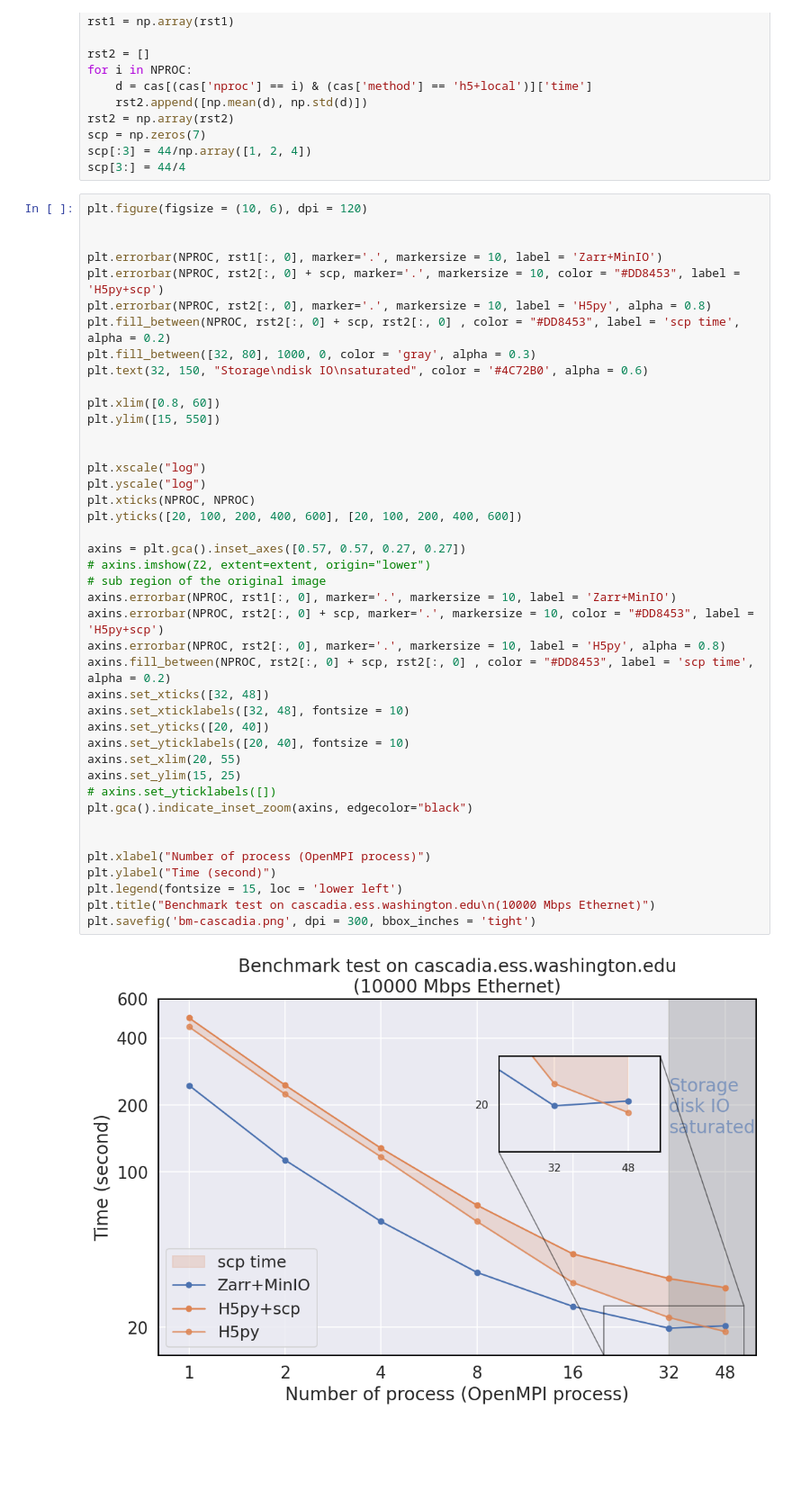
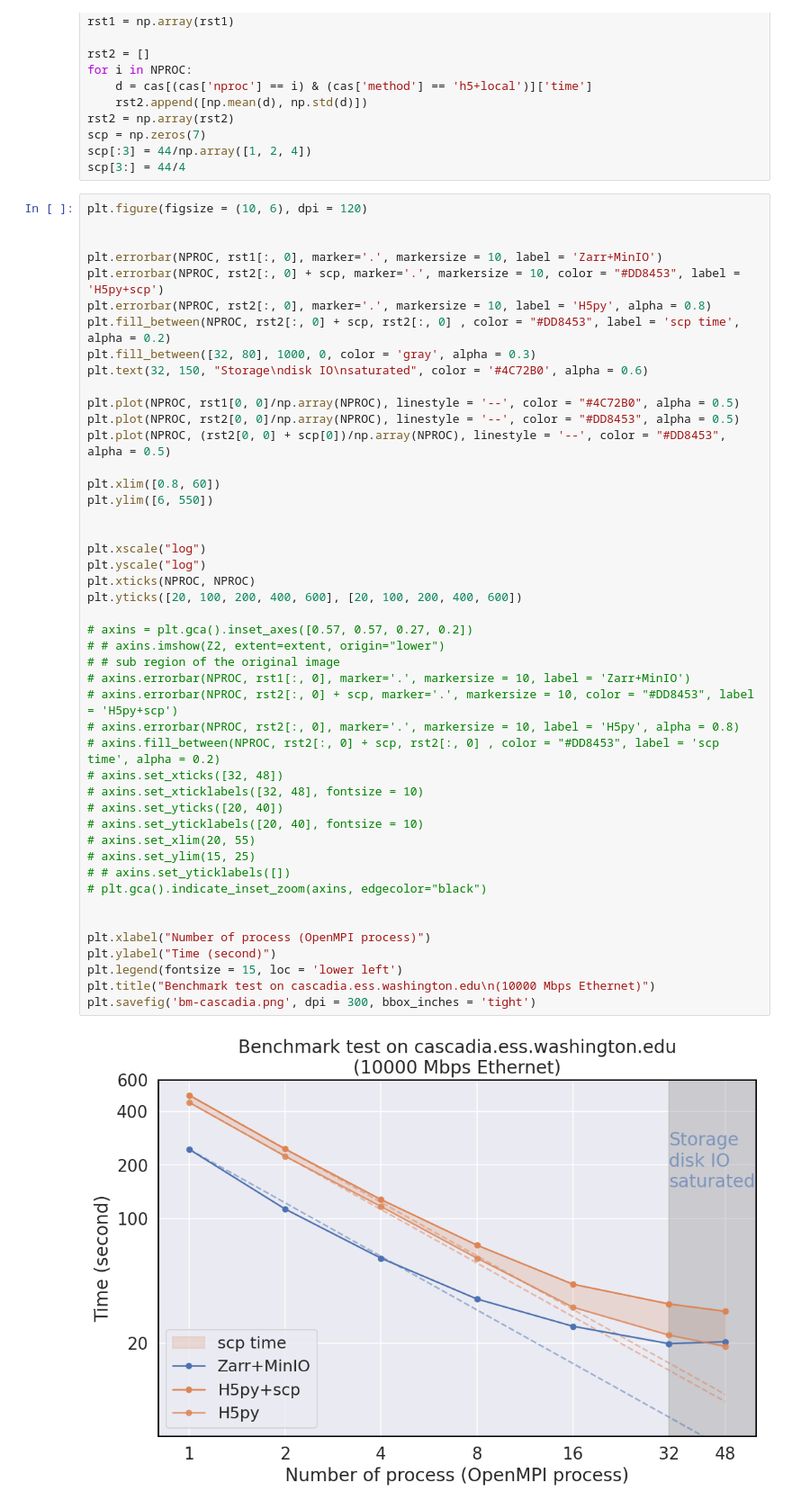
Before and after one commit to niyiyu/DASstore, a Jupyter notebook: notebooks/plot_benchmark.ipynb, the cells around one changed output. Shown at 90% size. Cells and saved outputs as stored; diff of their text form; blank space fills up the shorter version.

```diff
--- a/notebooks/plot_benchmark.ipynb
+++ b/notebooks/plot_benchmark.ipynb
@@ -29,44 +29,48 @@ scp[3:] = 44/4
 # %%
 plt.figure(figsize = (10, 6), dpi = 120)
 
 
 plt.errorbar(NPROC, rst1[:, 0], marker='.', markersize = 10, label = 'Zarr+MinIO')
 plt.errorbar(NPROC, rst2[:, 0] + scp, marker='.', markersize = 10, color = "#DD8453", label = 'H5py+scp')
 plt.errorbar(NPROC, rst2[:, 0], marker='.', markersize = 10, label = 'H5py', alpha = 0.8)
 plt.fill_between(NPROC, rst2[:, 0] + scp, rst2[:, 0] , color = "#DD8453", label = 'scp time', alpha = 0.2)
 plt.fill_between([32, 80], 1000, 0, color = 'gray', alpha = 0.3)
 plt.text(32, 150, "Storage\ndisk IO\nsaturated", color = '#4C72B0', alpha = 0.6)
 
+plt.plot(NPROC, rst1[0, 0]/np.array(NPROC), linestyle = '--', color = "#4C72B0", alpha = 0.5)
+plt.plot(NPROC, rst2[0, 0]/np.array(NPROC), linestyle = '--', color = "#DD8453", alpha = 0.5)
+plt.plot(NPROC, (rst2[0, 0] + scp[0])/np.array(NPROC), linestyle = '--', color = "#DD8453", alpha = 0.5)
+
 plt.xlim([0.8, 60])
-plt.ylim([15, 550])
+plt.ylim([6, 550])
 
 
 plt.xscale("log")
 plt.yscale("log")
 plt.xticks(NPROC, NPROC)
 plt.yticks([20, 100, 200, 400, 600], [20, 100, 200, 400, 600])
 
-axins = plt.gca().inset_axes([0.57, 0.57, 0.27, 0.27])
-# axins.imshow(Z2, extent=extent, origin="lower")
-# sub region of the original image
-axins.errorbar(NPROC, rst1[:, 0], marker='.', markersize = 10, label = 'Zarr+MinIO')
-axins.errorbar(NPROC, rst2[:, 0] + scp, marker='.', markersize = 10, color = "#DD8453", label = 'H5py+scp')
-axins.errorbar(NPROC, rst2[:, 0], marker='.', markersize = 10, label = 'H5py', alpha = 0.8)
-axins.fill_between(NPROC, rst2[:, 0] + scp, rst2[:, 0] , color = "#DD8453", label = 'scp time', alpha = 0.2)
-axins.set_xticks([32, 48])
-axins.set_xticklabels([32, 48], fontsize = 10)
-axins.set_yticks([20, 40])
-axins.set_yticklabels([20, 40], fontsize = 10)
-axins.set_xlim(20, 55)
-axins.set_ylim(15, 25)
-# axins.set_yticklabels([])
-plt.gca().indicate_inset_zoom(axins, edgecolor="black")
+# axins = plt.gca().inset_axes([0.57, 0.57, 0.27, 0.2])
+# # axins.imshow(Z2, extent=extent, origin="lower")
+# # sub region of the original image
+# axins.errorbar(NPROC, rst1[:, 0], marker='.', markersize = 10, label = 'Zarr+MinIO')
+# axins.errorbar(NPROC, rst2[:, 0] + scp, marker='.', markersize = 10, color = "#DD8453", label = 'H5py+scp')
+# axins.errorbar(NPROC, rst2[:, 0], marker='.', markersize = 10, label = 'H5py', alpha = 0.8)
+# axins.fill_between(NPROC, rst2[:, 0] + scp, rst2[:, 0] , color = "#DD8453", label = 'scp time', alpha = 0.2)
+# axins.set_xticks([32, 48])
+# axins.set_xticklabels([32, 48], fontsize = 10)
+# axins.set_yticks([20, 40])
+# axins.set_yticklabels([20, 40], fontsize = 10)
+# axins.set_xlim(20, 55)
+# axins.set_ylim(15, 25)
+# # axins.set_yticklabels([])
+# plt.gca().indicate_inset_zoom(axins, edgecolor="black")
 
 
 plt.xlabel("Number of process (OpenMPI process)")
 plt.ylabel("Time (second)")
 plt.legend(fontsize = 15, loc = 'lower left')
 plt.title("Benchmark test on cascadia.ess.washington.edu\n(10000 Mbps Ethernet)")
 plt.savefig('bm-cascadia.png', dpi = 300, bbox_inches = 'tight')
 # %% [output]
-[figure, old version]
+[figure, new version]
```
Also changed, not shown: parts of 2 cells of this notebook, 8 other files.
